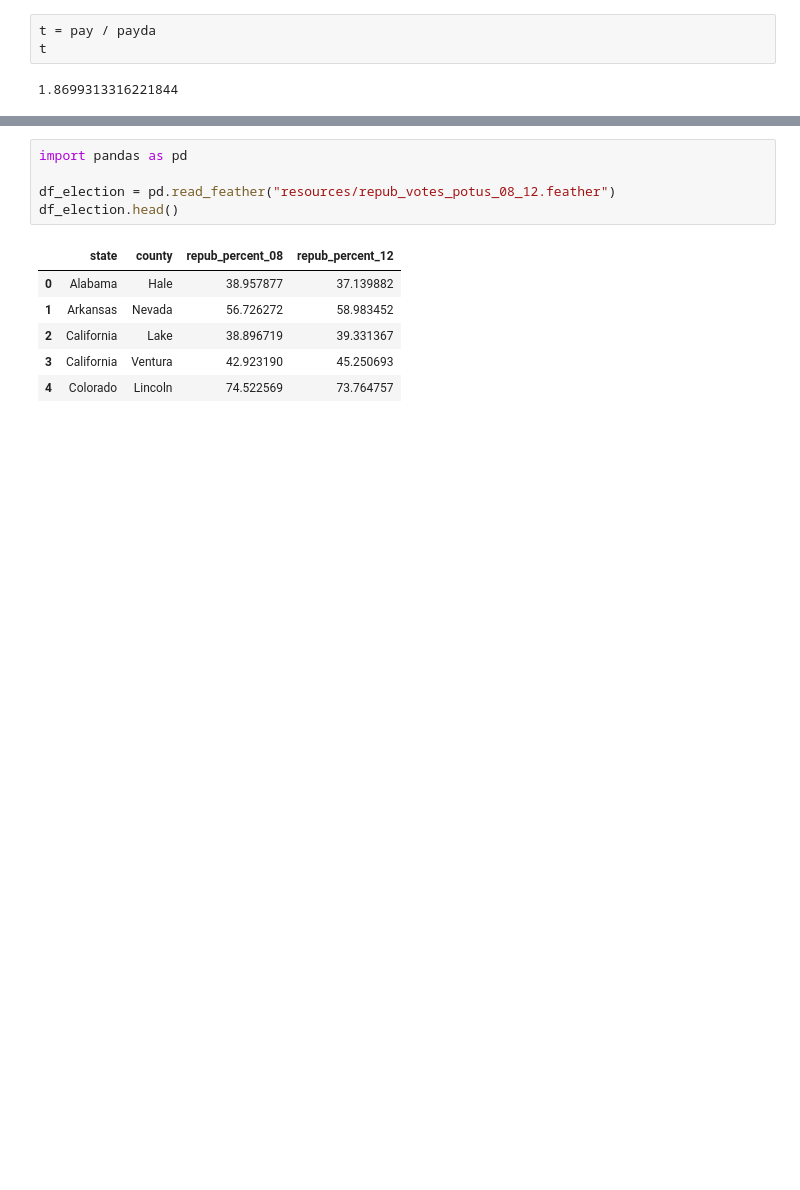
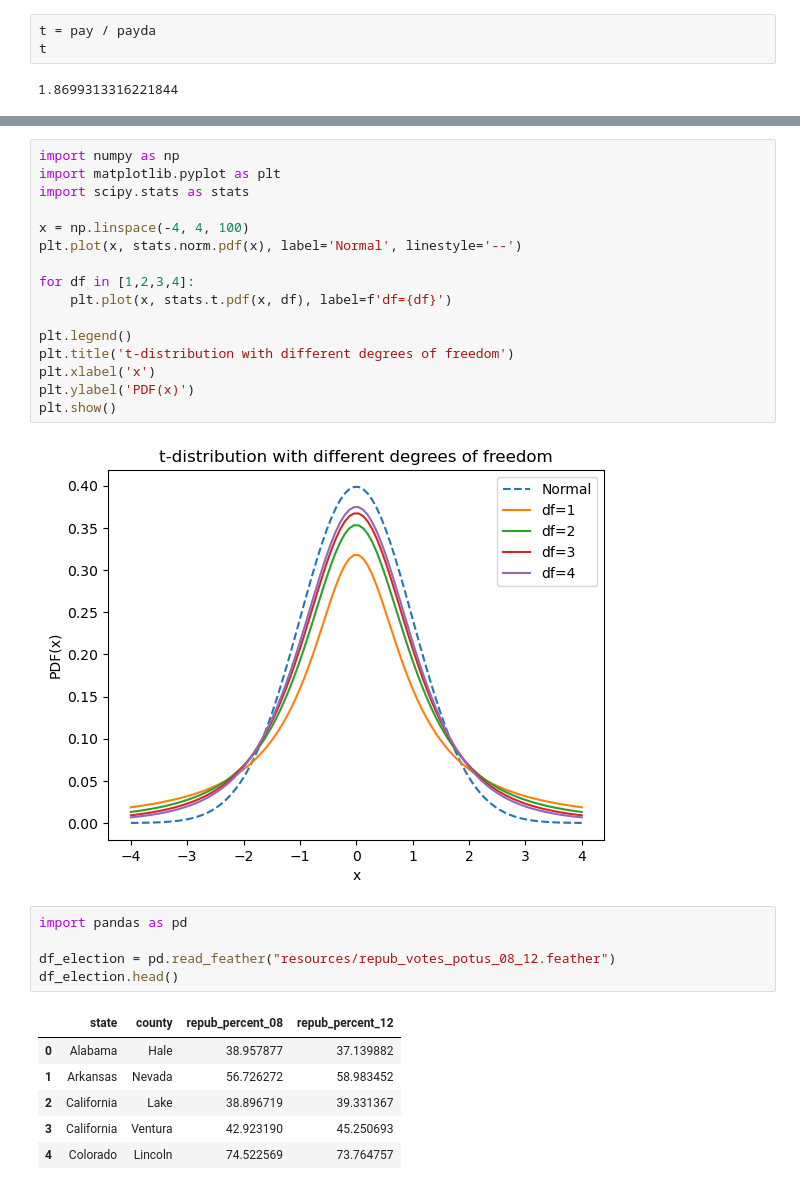
Before and after one commit to Muhammetcansimsek/data_mining, a Jupyter notebook: 11-Hafta-Alistirma.ipynb, the cells around one changed output, grey strips where cells are left out. Saved outputs shown, nothing was run; the diff lists cells and outputs as text; blank space fills up the shorter version.

```diff
--- a/11-Hafta-Alistirma.ipynb
+++ b/11-Hafta-Alistirma.ipynb
@@ -158,3 +172,21 @@ t
+# %%
+import numpy as np
+import matplotlib.pyplot as plt
+import scipy.stats as stats
+
+x = np.linspace(-4, 4, 100)
+plt.plot(x, stats.norm.pdf(x), label='Normal', linestyle='--')
+
+for df in [1,2,3,4]:
+    plt.plot(x, stats.t.pdf(x, df), label=f'df={df}')
+
+plt.legend()
+plt.title('t-distribution with different degrees of freedom')
+plt.xlabel('x')
+plt.ylabel('PDF(x)')
+plt.show()
+# %% [output]
+[figure, added]
 # %%
 import pandas as pd
 
```
Also changed, not shown: parts of 17 cells of this notebook.
